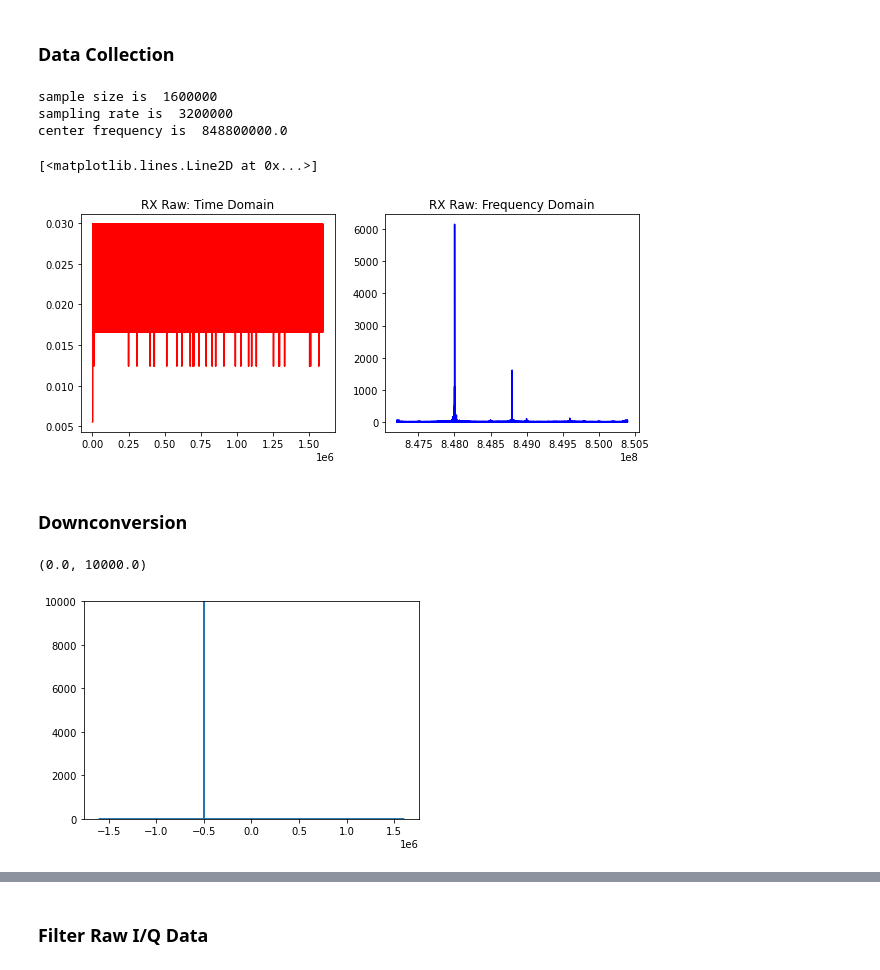
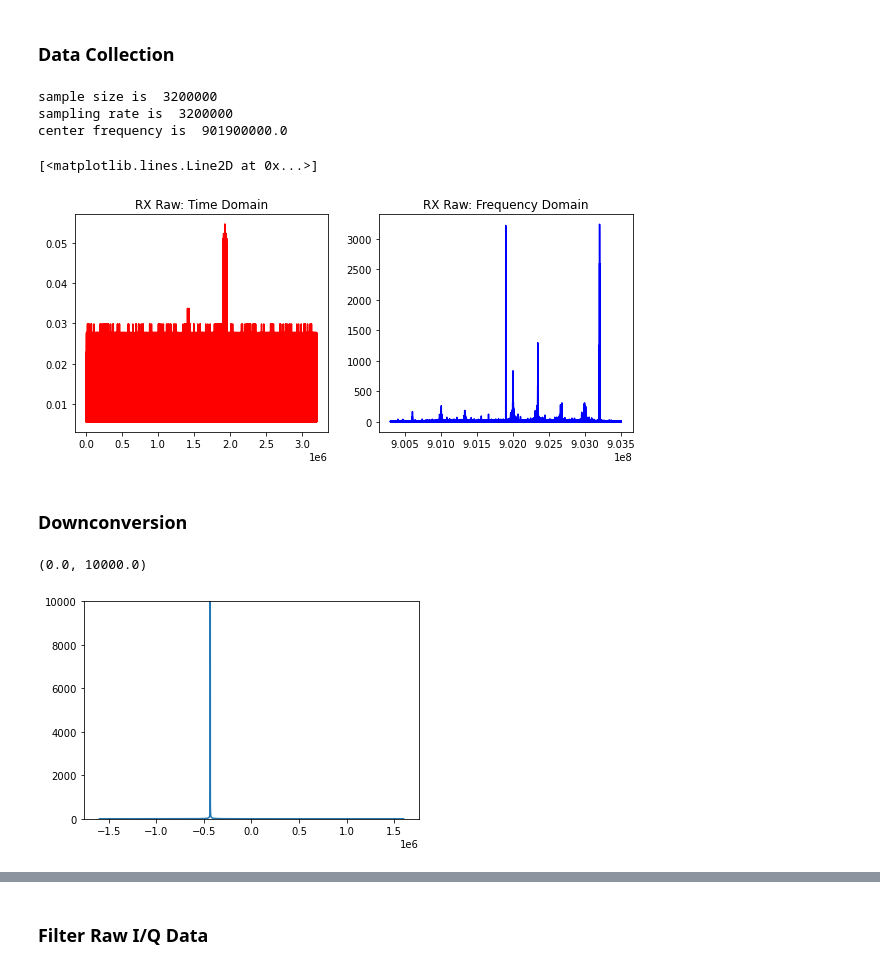
Before and after one commit to amitferman/FSK-Backscatter, a Jupyter notebook: rx/rx.ipynb, the cells around one changed output, grey strips where cells are left out. Drawn from its saved outputs; the diff is of its cells as text; code cells hidden in the pictures.

```diff
--- a/rx/rx.ipynb
+++ b/rx/rx.ipynb
@@ -17,12 +17,12 @@ sdr = RtlSdr()
 ### Data Collection
 # %%
 fsps = 3200000      # 1         Msps
-fc = 848.8e6        # 849.115   MHz
-bitrate = 2e3       # .1        ksps
+fc = 901.9e6        # 901.9     MHz
+bitrate = 20e3      # 10        ksps
 
 dt = 1.0 / fsps
 nyquist = fsps / 2.0
-Tmax = 0.5
+Tmax = 1
 N = round(fsps * Tmax)
 
 bitperiod = 1 / bitrate
@@ -36,34 +36,34 @@ print("sample size is ", N)
 print("sampling rate is ", fsps)
 print("center frequency is ", fc)
 # %% [output]
-sample size is  1600000
+sample size is  3200000
 sampling rate is  3200000
-center frequency is  848800000.0
+center frequency is  901900000.0
 # %%
 samples = sdr.read_samples(N)
 
-spectrum = np.fft.fftshift(np.fft.fft(samples))
-freqs = np.linspace(fc-nyquist,fc+nyquist,len(spectrum))
+lpf_spectrum = np.fft.fftshift(np.fft.fft(samples))
+freqs = np.linspace(fc-nyquist,fc+nyquist,len(lpf_spectrum))
 fig, (ax1, ax2) = plt.subplots(1, 2, figsize=(10, 4))
 ax1.set_title("RX Raw: Time Domain")
 ax1.plot(np.abs(samples), color='red')
 ax2.set_title("RX Raw: Frequency Domain")
-ax2.plot(freqs, np.abs(spectrum), color='blue')
+ax2.plot(freqs, np.abs(lpf_spectrum), color='blue')
 # %% [output]
 [<matplotlib.lines.Line2D at 0x...>]
-[figure, old version]
+[figure, new version]
 # %% [markdown]
 ### Downconversion
 # %%
 t = np.arange(0, N)
-dfc = 500e3 # 0.315MHz
-freqs = np.linspace(-nyquist,+nyquist,len(spectrum))
+dfc = 0.4333333e6 # 0.4MHz
+freqs = np.linspace(-nyquist,+nyquist,len(lpf_spectrum))
 dsinusoid = np.exp(-2j*np.pi*t*dfc/fsps)
 plt.plot(freqs, np.abs(np.fft.fftshift(np.fft.fft(dsinusoid))))
 plt.ylim(0, 10000)
 # %% [output]
 (0.0, 10000.0)
-[figure, old version]
+[figure, new version]
 # %%
 dsamples = dsinusoid * samples
 dspectrum = np.fft.fftshift(np.fft.fft(dsamples))
```
Also changed, not shown: parts of 29 cells of this notebook, 21 other files.
